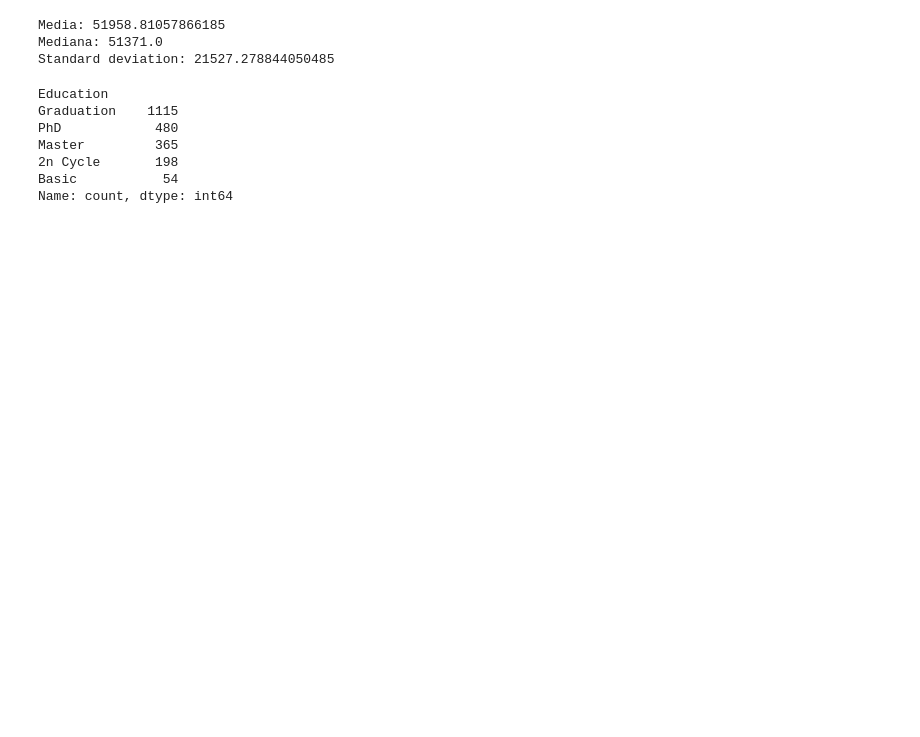
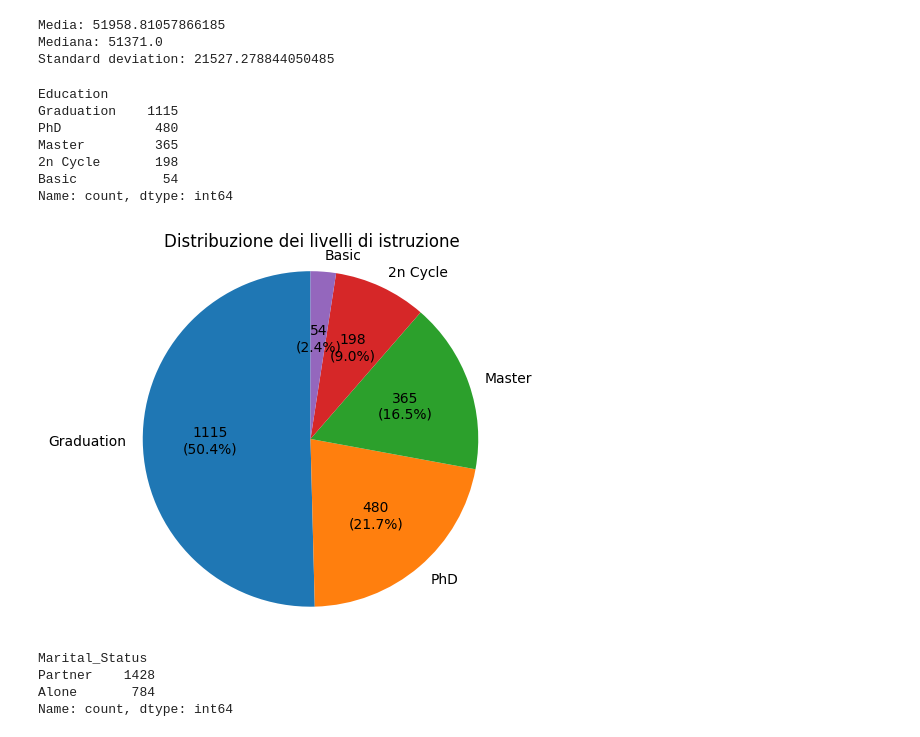
Before and after one commit to nicolaronchini/Clustering, a Jupyter notebook: clustering.ipynb, the cells around one changed output. Saved outputs shown, nothing was run; the diff lists cells and outputs as text; code cells hidden in the pictures; blank space fills up the shorter version.

```diff
--- a/clustering.ipynb
+++ b/clustering.ipynb
@@ -84,8 +84,8 @@ Media: 51958.81057866185
 Mediana: 51371.0
 Standard deviation: 21527.278844050485
 # %%
-counts = data.Education.value_counts()
-print(counts)
+counts_edu = data.Education.value_counts()
+print(counts_edu)
 # %% [output]
 Education
 Graduation    1115
@@ -94,3 +94,24 @@ Master         365
 2n Cycle       198
 Basic           54
 Name: count, dtype: int64
+# %%
+total = counts_edu.sum()
+
+# Funzione per mostrare sia i conteggi che le percentuali
+def autopct(pct):
+    count = int(round(pct * total / 100))
+    return f'{count}\n({pct:.1f}%)'
+plt.pie(counts_edu, labels=counts_edu.index, autopct=autopct, startangle=90)
+plt.axis('equal')
+plt.title('Distribuzione dei livelli di istruzione')
+plt.show()
+# %% [output]
+[figure, added]
+# %%
+counts_status = data.Marital_Status.value_counts()
+print(counts_status)
+# %% [output]
+Marital_Status
+Partner    1428
+Alone       784
+Name: count, dtype: int64
```
Also changed, not shown: parts of 20 cells of this notebook.
